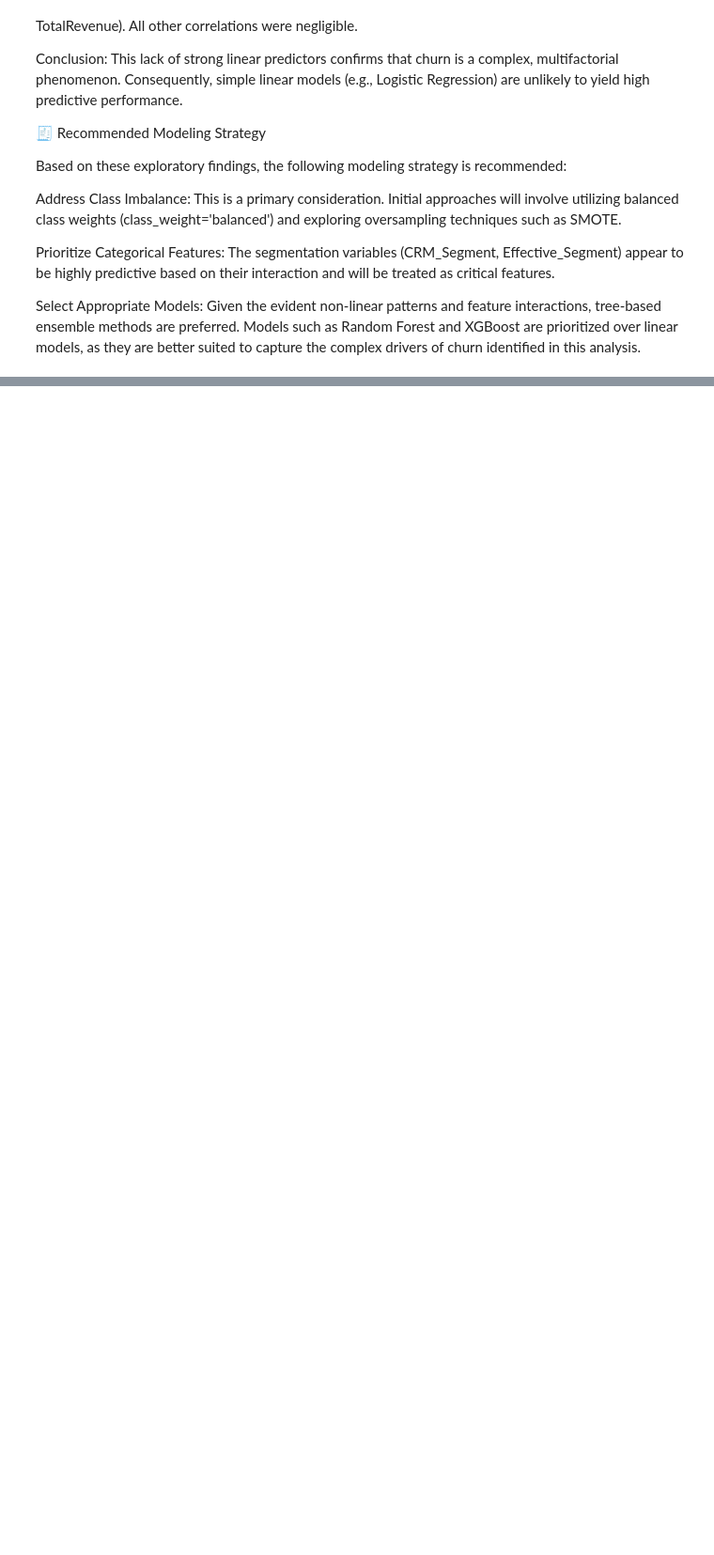
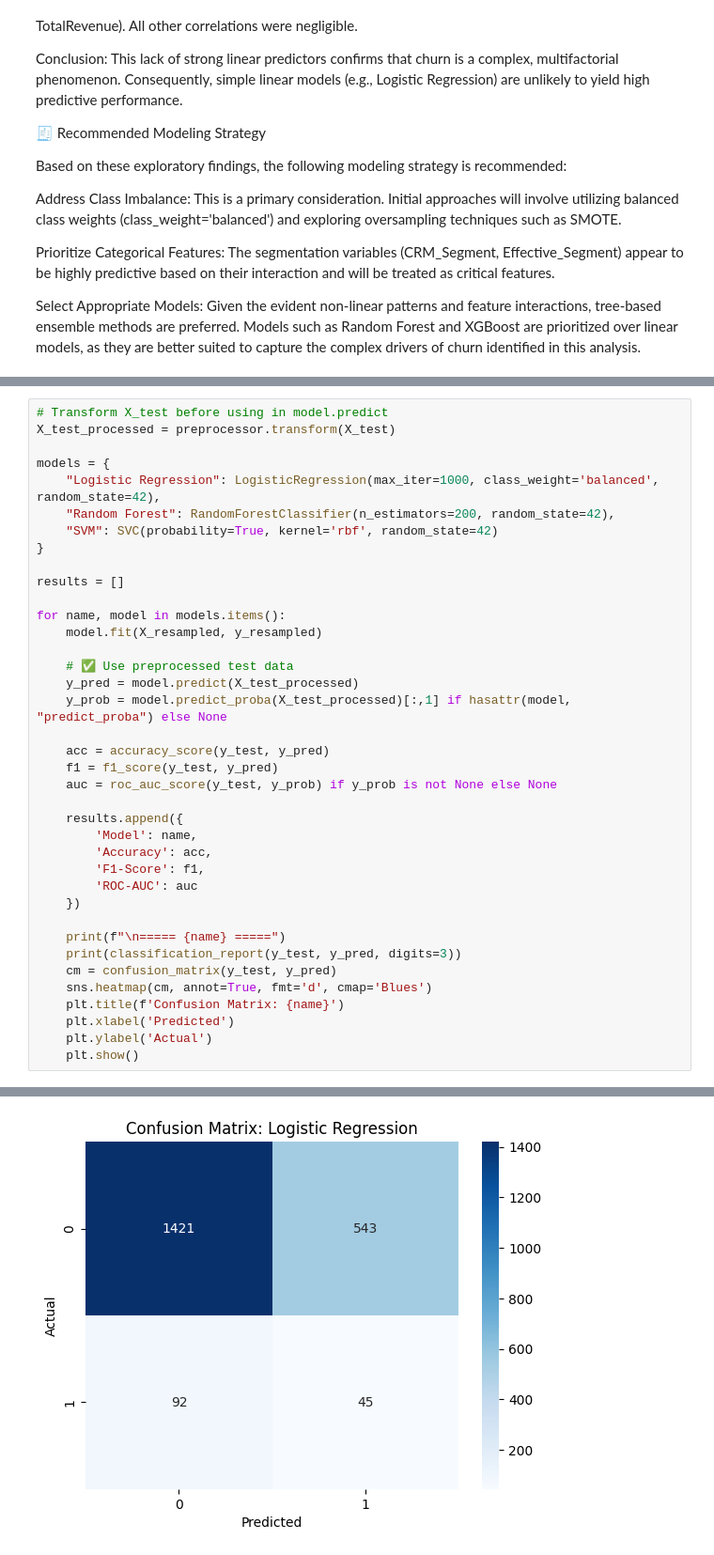
Before and after one commit to rkoush/Personal_Projects, a Jupyter notebook: B2B Customer Churn/B2B_Customer_Churn.ipynb, the cells around one changed output, grey strips where cells are left out. Shown at 94% size. Drawn from its saved outputs; the diff is of its cells as text; blank space fills up the shorter version.

```diff
--- a/B2B Customer Churn/B2B_Customer_Churn.ipynb
+++ b/B2B Customer Churn/B2B_Customer_Churn.ipynb
@@ -449,0 +507,39 @@ Select Appropriate Models: Given the evident non-linear patterns and feature int
+# %%
+# Transform X_test before using in model.predict
+X_test_processed = preprocessor.transform(X_test)
+
+models = {
+    "Logistic Regression": LogisticRegression(max_iter=1000, class_weight='balanced', random_state=42),
+    "Random Forest": RandomForestClassifier(n_estimators=200, random_state=42),
+    "SVM": SVC(probability=True, kernel='rbf', random_state=42)
+}
+
+results = []
+
+for name, model in models.items():
+    model.fit(X_resampled, y_resampled)
+
+    # ✅ Use preprocessed test data
+    y_pred = model.predict(X_test_processed)
+    y_prob = model.predict_proba(X_test_processed)[:,1] if hasattr(model, "predict_proba") else None
+
+    acc = accuracy_score(y_test, y_pred)
+    f1 = f1_score(y_test, y_pred)
+    auc = roc_auc_score(y_test, y_prob) if y_prob is not None else None
+
+    results.append({
+        'Model': name,
+        'Accuracy': acc,
+        'F1-Score': f1,
+        'ROC-AUC': auc
+    })
+
+    print(f"\n===== {name} =====")
+    print(classification_report(y_test, y_pred, digits=3))
+    cm = confusion_matrix(y_test, y_pred)
+    sns.heatmap(cm, annot=True, fmt='d', cmap='Blues')
+    plt.title(f'Confusion Matrix: {name}')
+    plt.xlabel('Predicted')
+    plt.ylabel('Actual')
+    plt.show()
+# %% [output]
@@ -449,0 +555 @@ Select Appropriate Models: Given the evident non-linear patterns and feature int
+[figure, added]
```
Also changed, not shown: parts of 5 cells of this notebook.
